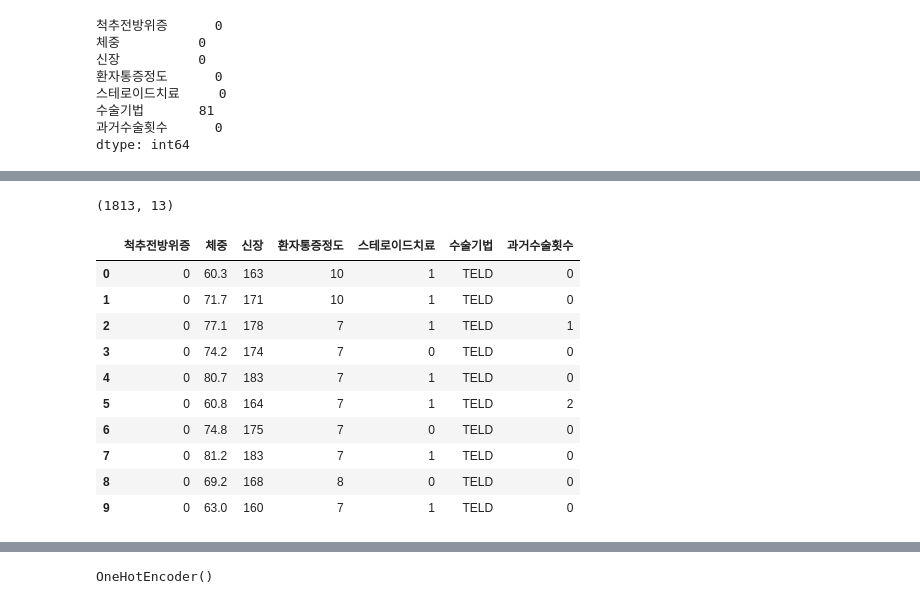
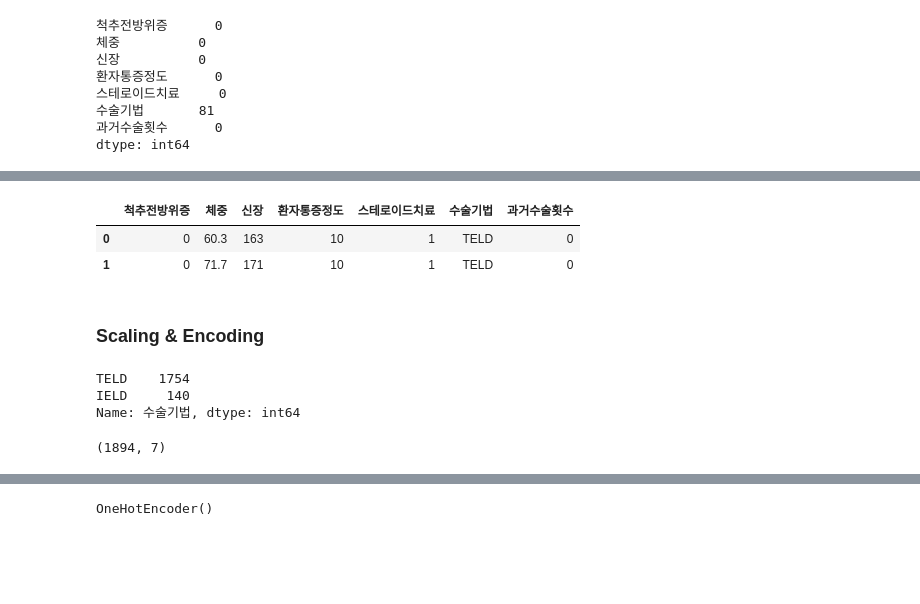
Before and after one commit to araya1203/toys_machinelearning, a Jupyter notebook: codes/RecurrenceOfSurgerypre_preprocessing.ipynb, the cells around one changed output, grey strips where cells are left out. Saved outputs shown, nothing was run; the diff lists cells and outputs as text; code cells hidden in the pictures; blank space fills up the shorter version.

```diff
--- a/codes/RecurrenceOfSurgerypre_preprocessing.ipynb
+++ b/codes/RecurrenceOfSurgerypre_preprocessing.ipynb
@@ -76,0 +173,30 @@ dtype: int64
+# %%
+# 결측치를 예측하는 함수
+def predict_surgery_method(row):
+    if pd.isnull(row['수술기법']):
+        # 결측치를 예측하기 위해 사용할 특성 선택 (이 예제에서는 다른 열을 모두 사용)
+        features = df_ROS_extract_null.columns.tolist()
+        features.remove('수술기법')  # 예측에 사용할 특성에서 '수술기법' 열 제외
+        X = df_ROS_extract_null.loc[row.name, features].values.reshape(1, -1)
+
+        # 학습 데이터에서 수술기법이 결측치인 행 제외
+        df_train = df_ROS_extract_null.dropna(subset=['수술기법'])
+
+        # 훈련용 데이터셋과 타겟 생성
+        X_train = df_train[features].values
+        y_train = df_train['수술기법'].values
+
+        # 로지스틱 회귀 모델 훈련
+        model = LogisticRegression()
+        model.fit(X_train, y_train)
+
+        # 결측치 대체를 위한 예측
+        predicted_nan = model.predict(X)
+
+        # 예측 결과를 반환
+        return predicted_nan[0]
+    else:
+        return row['수술기법']
+# %%
+# apply를 사용하여 함수 적용하여 결측치 처리
+df_ROS_extract_null.loc[:, '수술기법'] = df_ROS_extract_null.apply(lambda row: predict_surgery_method(row), axis=1)
@@ -77,18 +220,18 @@ dtype: int64
+# %%
+df_ROS_extract_null[:2]
+# %% [output]
+|  | 척추전방위증 | 체중 | 신장 | 환자통증정도 | 스테로이드치료 | 수술기법 | 과거수술횟수 |
+| 0 | 0 | 60.3 | 163 | 10 | 1 | TELD | 0 |
+| 1 | 0 | 71.7 | 171 | 10 | 1 | TELD | 0 |
+# %% [markdown]
+### Scaling & Encoding
+# %%
+df_ROS_extract_null['수술기법'].value_counts()
+# %% [output]
+TELD    1754
+IELD     140
+Name: 수술기법, dtype: int64
 # %%
-df_ROS_extract.shape
+df_ROS_extract_null.shape
 # %% [output]
-(1813, 13)
+(1894, 7)
-# %%
-df_ROS_extract_null[:10]
-# %% [output]
-|  | 척추전방위증 | 체중 | 신장 | 환자통증정도 | 스테로이드치료 | 수술기법 | 과거수술횟수 |
-| 0 | 0 | 60.3 | 163 | 10 | 1 | TELD | 0 |
-| 1 | 0 | 71.7 | 171 | 10 | 1 | TELD | 0 |
-| 2 | 0 | 77.1 | 178 | 7 | 1 | TELD | 1 |
-| 3 | 0 | 74.2 | 174 | 7 | 0 | TELD | 0 |
-| 4 | 0 | 80.7 | 183 | 7 | 1 | TELD | 0 |
-| 5 | 0 | 60.8 | 164 | 7 | 1 | TELD | 2 |
-| 6 | 0 | 74.8 | 175 | 7 | 0 | TELD | 0 |
-| 7 | 0 | 81.2 | 183 | 7 | 1 | TELD | 0 |
-| 8 | 0 | 69.2 | 168 | 8 | 0 | TELD | 0 |
-| 9 | 0 | 63.0 | 160 | 7 | 1 | TELD | 0 |
```
Also changed, not shown: parts of 46 cells of this notebook.
